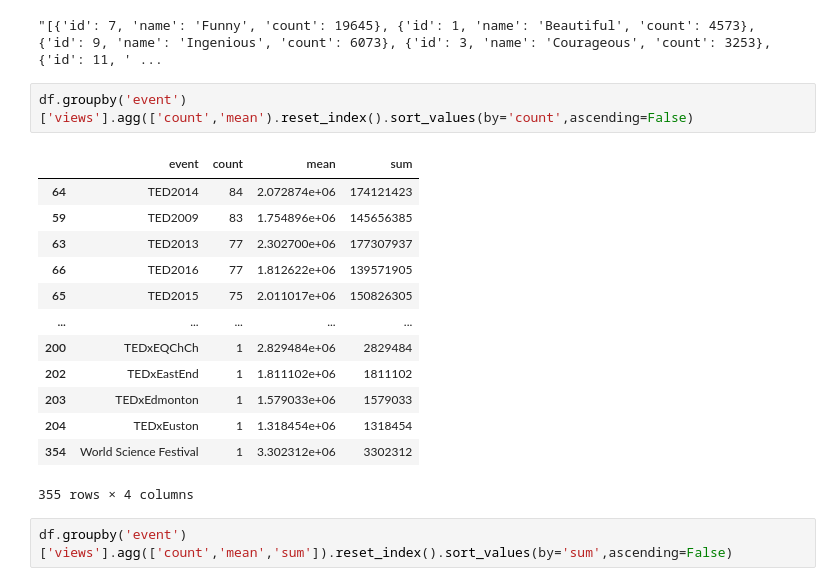
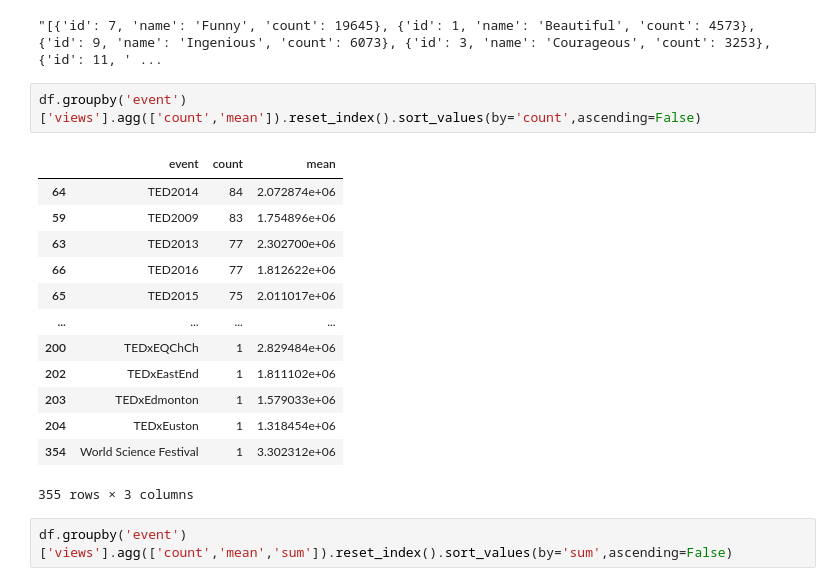
Before and after one commit to Kishan459/Playing-With-Pandas, a Jupyter notebook: ted_talks.ipynb, the cells around one changed output. Drawn from its saved outputs; the diff is of its cells as text.

```diff
--- a/ted_talks.ipynb
+++ b/ted_talks.ipynb
@@ -198,21 +198,21 @@ df['ratings'][0]
 # %% [output]
 "[{'id': 7, 'name': 'Funny', 'count': 19645}, {'id': 1, 'name': 'Beautiful', 'count': 4573}, {'id': 9, 'name': 'Ingenious', 'count': 6073}, {'id': 3, 'name': 'Courageous', 'count': 3253}, {'id': 11, ' ...
 # %%
-df.groupby('event')['views'].agg(['count','mean').reset_index().sort_values(by='count',ascending=False)
+df.groupby('event')['views'].agg(['count','mean']).reset_index().sort_values(by='count',ascending=False)
 # %% [output]
-|  | event | count | mean | sum |
-| 64 | TED2014 | 84 | 2.072874e+06 | 174121423 |
-| 59 | TED2009 | 83 | 1.754896e+06 | 145656385 |
-| 63 | TED2013 | 77 | 2.302700e+06 | 177307937 |
-| 66 | TED2016 | 77 | 1.812622e+06 | 139571905 |
-| 65 | TED2015 | 75 | 2.011017e+06 | 150826305 |
-| ... | ... | ... | ... | ... |
-| 200 | TEDxEQChCh | 1 | 2.829484e+06 | 2829484 |
-| 202 | TEDxEastEnd | 1 | 1.811102e+06 | 1811102 |
-| 203 | TEDxEdmonton | 1 | 1.579033e+06 | 1579033 |
-| 204 | TEDxEuston | 1 | 1.318454e+06 | 1318454 |
-| 354 | World Science Festival | 1 | 3.302312e+06 | 3302312 |
+|  | event | count | mean |
+| 64 | TED2014 | 84 | 2.072874e+06 |
+| 59 | TED2009 | 83 | 1.754896e+06 |
+| 63 | TED2013 | 77 | 2.302700e+06 |
+| 66 | TED2016 | 77 | 1.812622e+06 |
+| 65 | TED2015 | 75 | 2.011017e+06 |
+| ... | ... | ... | ... |
+| 200 | TEDxEQChCh | 1 | 2.829484e+06 |
+| 202 | TEDxEastEnd | 1 | 1.811102e+06 |
+| 203 | TEDxEdmonton | 1 | 1.579033e+06 |
+| 204 | TEDxEuston | 1 | 1.318454e+06 |
+| 354 | World Science Festival | 1 | 3.302312e+06 |
-355 rows × 4 columns
+355 rows × 3 columns
 # %%
 df.groupby('event')['views'].agg(['count','mean','sum']).reset_index().sort_values(by='sum',ascending=False)
 # %% [output]
```
Also changed, not shown: parts of 7 cells of this notebook.
